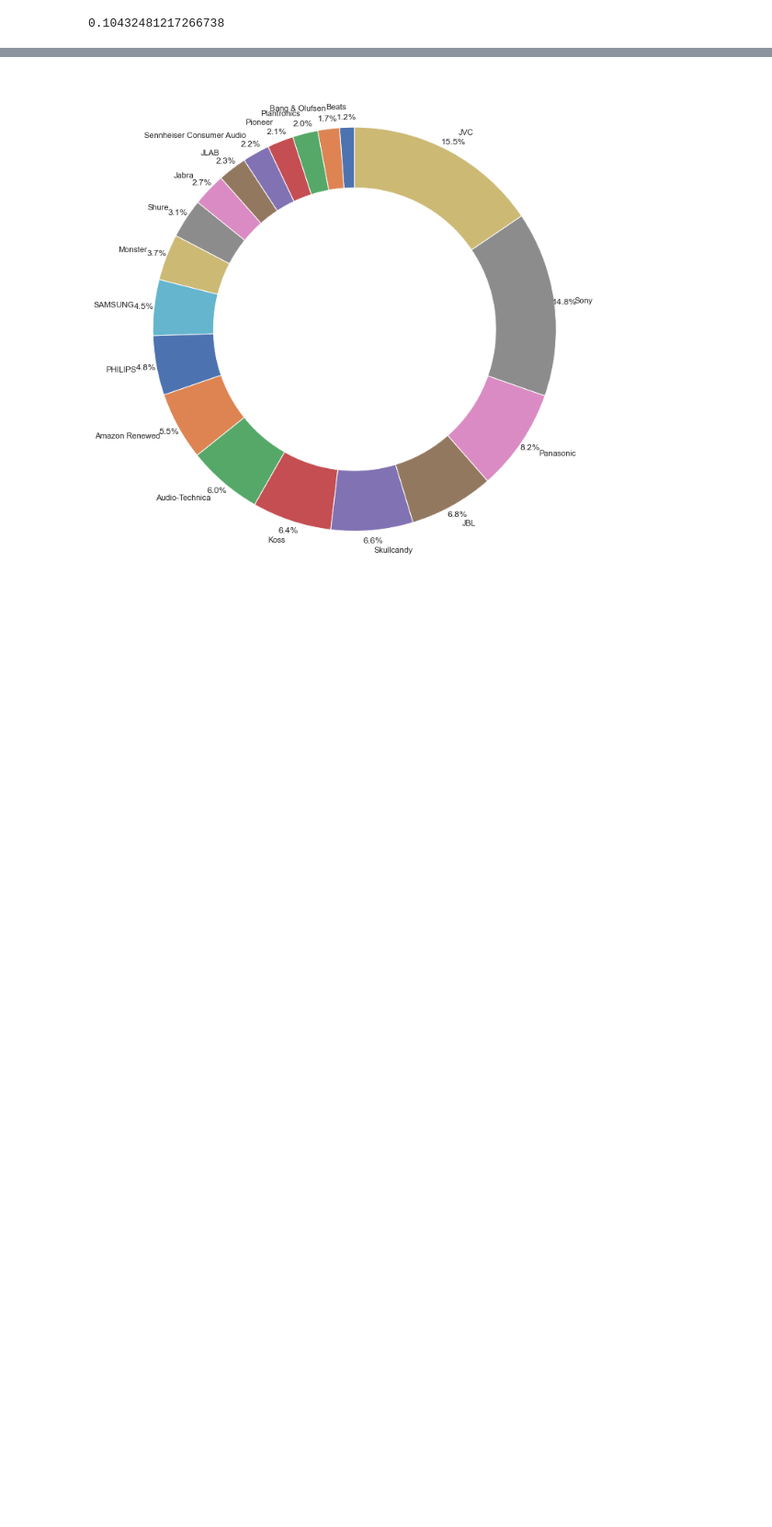
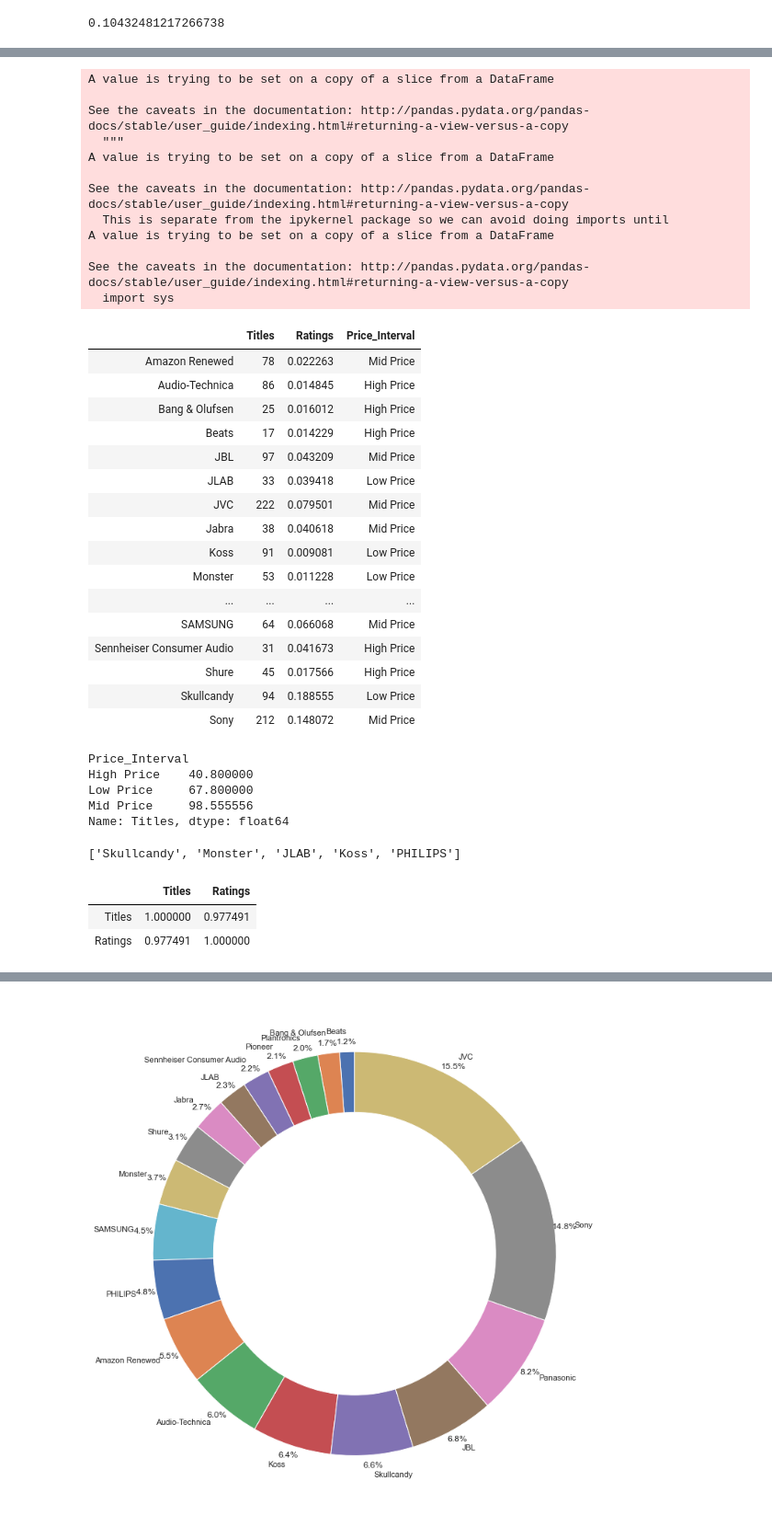
Before and after one commit to yhhsu0409/Amazon_Earbuds, a Jupyter notebook: Analysis/Analysis.ipynb, the cells around one changed output, grey strips where cells are left out. Shown at 92% size. Saved outputs shown, nothing was run; the diff lists cells and outputs as text; code cells hidden in the pictures; blank space fills up the shorter version.

```diff
--- a/Analysis/Analysis.ipynb
+++ b/Analysis/Analysis.ipynb
@@ -270,6 +253,6 @@ price_mean.mean()
 # %%
-price_interval = [price_mean.quantile(i) for i in [0.25,0.75]]
-price_interval
+price_interval_quantile = [price_mean.quantile(i) for i in [0.25,0.75]]
+price_interval_quantile
 # %% [output]
 [38.104023076923085, 93.56725274725272]
 # %%
@@ -354,0 +357,61 @@ Index(['Beats', 'Bang & Olufsen', 'Plantronics', 'Pioneer',
+# %%
+titles_ratings_relation = pd.concat([item_count,sales_count_percentage],axis=1,sort=True)
+# %%
+titles_ratings_relation['Price_Interval']= titles_ratings_relation['Titles']
+# %%
+for brand in titles_ratings_relation.index:
+    if brand in high:
+        titles_ratings_relation['Price_Interval'][brand] = 'High Price'
+    elif brand in mid:
+        titles_ratings_relation['Price_Interval'][brand] = 'Mid Price'
+    elif brand in low:
+        titles_ratings_relation['Price_Interval'][brand] = 'Low Price'
+titles_ratings_relation
+# %% [output]
+A value is trying to be set on a copy of a slice from a DataFrame
+
+See the caveats in the documentation: http://pandas.pydata.org/pandas-docs/stable/user_guide/indexing.html#returning-a-view-versus-a-copy
+  """
+A value is trying to be set on a copy of a slice from a DataFrame
+
+See the caveats in the documentation: http://pandas.pydata.org/pandas-docs/stable/user_guide/indexing.html#returning-a-view-versus-a-copy
+  This is separate from the ipykernel package so we can avoid doing imports until
+A value is trying to be set on a copy of a slice from a DataFrame
+
+See the caveats in the documentation: http://pandas.pydata.org/pandas-docs/stable/user_guide/indexing.html#returning-a-view-versus-a-copy
+  import sys
+|  | Titles | Ratings | Price_Interval |
+| Amazon Renewed | 78 | 0.022263 | Mid Price |
+| Audio-Technica | 86 | 0.014845 | High Price |
+| Bang & Olufsen | 25 | 0.016012 | High Price |
+| Beats | 17 | 0.014229 | High Price |
+| JBL | 97 | 0.043209 | Mid Price |
+| JLAB | 33 | 0.039418 | Low Price |
+| JVC | 222 | 0.079501 | Mid Price |
+| Jabra | 38 | 0.040618 | Mid Price |
+| Koss | 91 | 0.009081 | Low Price |
+| Monster | 53 | 0.011228 | Low Price |
+| ... | ... | ... | ... |
+| SAMSUNG | 64 | 0.066068 | Mid Price |
+| Sennheiser Consumer Audio | 31 | 0.041673 | High Price |
+| Shure | 45 | 0.017566 | High Price |
+| Skullcandy | 94 | 0.188555 | Low Price |
+| Sony | 212 | 0.148072 | Mid Price |
+# %%
+titles_ratings_relation.groupby('Price_Interval').Titles.mean()
+# %% [output]
+Price_Interval
+High Price    40.800000
+Low Price     67.800000
+Mid Price     98.555556
+Name: Titles, dtype: float64
+# %%
+low
+# %% [output]
+['Skullcandy', 'Monster', 'JLAB', 'Koss', 'PHILIPS']
+# %%
+titles_ratings_relation.groupby('Price_Interval').sum().corr()
+# %% [output]
+|  | Titles | Ratings |
+| Titles | 1.000000 | 0.977491 |
+| Ratings | 0.977491 | 1.000000 |
```
Also changed, not shown: parts of 19 cells of this notebook, 2 other files.
